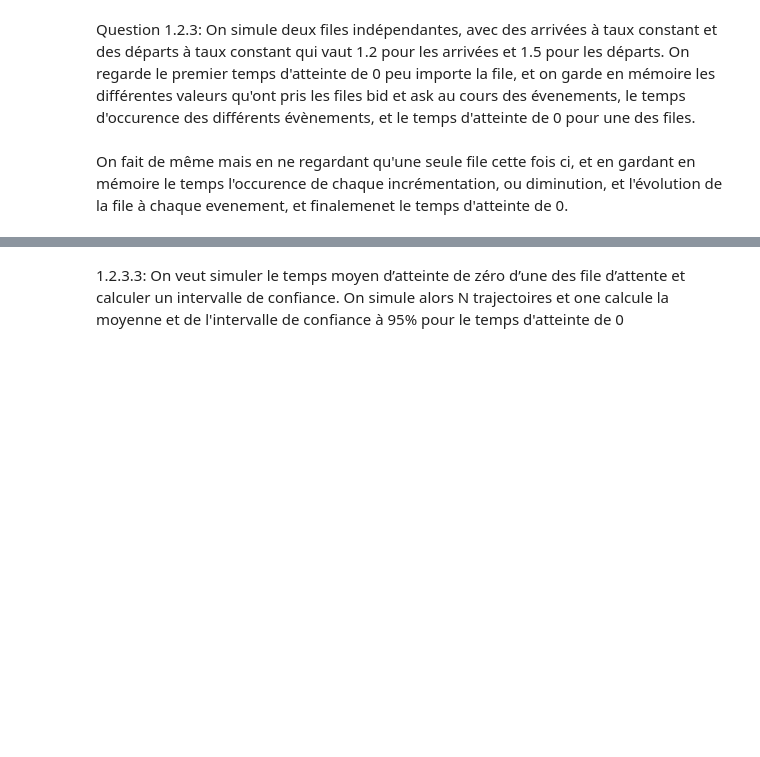
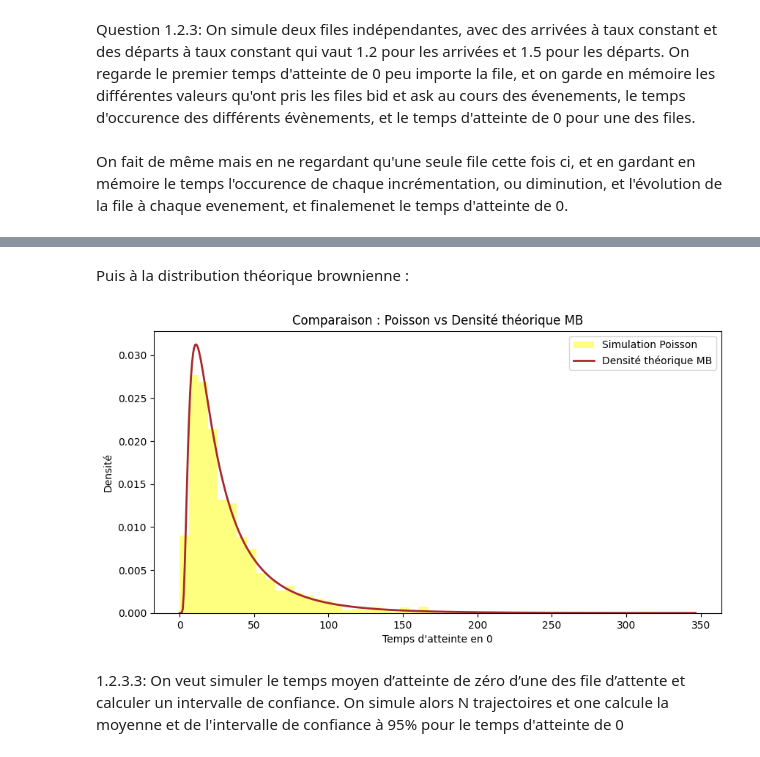
Before and after one commit to beaserr/modal_simulation_carnets, a Jupyter notebook: rendu_intermediaire.ipynb, the cells around one changed output, grey strips where cells are left out. Drawn from its saved outputs; the diff is of its cells as text; code cells hidden in the pictures; blank space fills up the shorter version.

```diff
--- a/rendu_intermediaire.ipynb
+++ b/rendu_intermediaire.ipynb
@@ -61,3 +210,21 @@ def une_file(init, lam_plus, lam_minus):
+# %% [markdown]
+Puis à la distribution théorique brownienne :
+# %%
+t_grid = np.linspace(0.1, max(taus_ask)*1.1, 500)
+pdf    = (Q_ASK / (sigma * np.sqrt(2*np.pi*t_grid**3))) \
+         * np.exp(-(Q_ASK + mu*t_grid)**2 / (2*sigma**2*t_grid))
+
+plt.figure(figsize=(10, 5))
+plt.hist(taus_ask,bins=bins, density=True, alpha=0.5, color='yellow', label='Simulation Poisson')
+plt.plot(t_grid, pdf, color='brown', lw=2, label='Densité théorique MB')
+
+plt.xlabel("Temps d'atteinte en 0")
+plt.ylabel("Densité")
+plt.title("Comparaison : Poisson vs Densité théorique MB")
+plt.legend()
+plt.show()
+# %% [output]
+[figure, added]
 # %% [markdown]
 1.2.3.3: On veut simuler le temps moyen d’atteinte de zéro d’une des file d’attente et calculer un intervalle
 de confiance.
```
Also changed, not shown: parts of 18 cells of this notebook.
